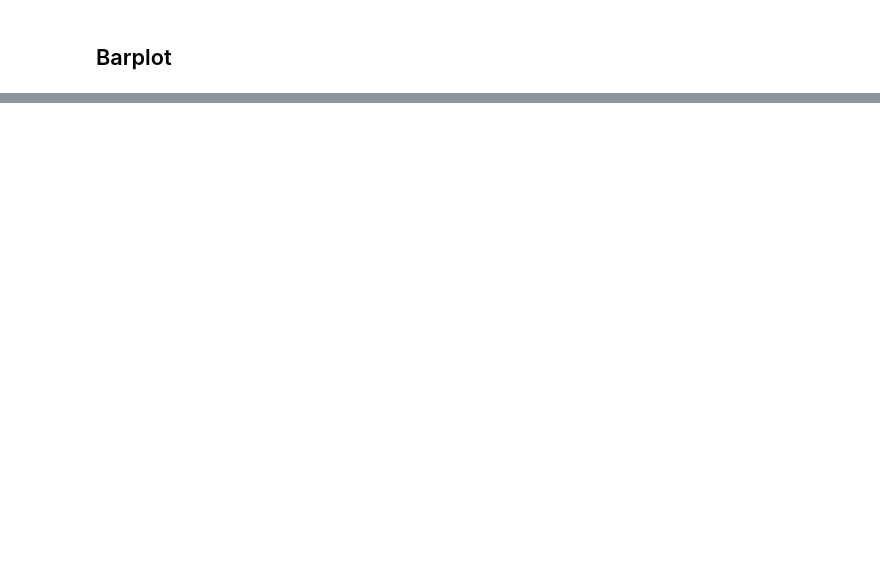
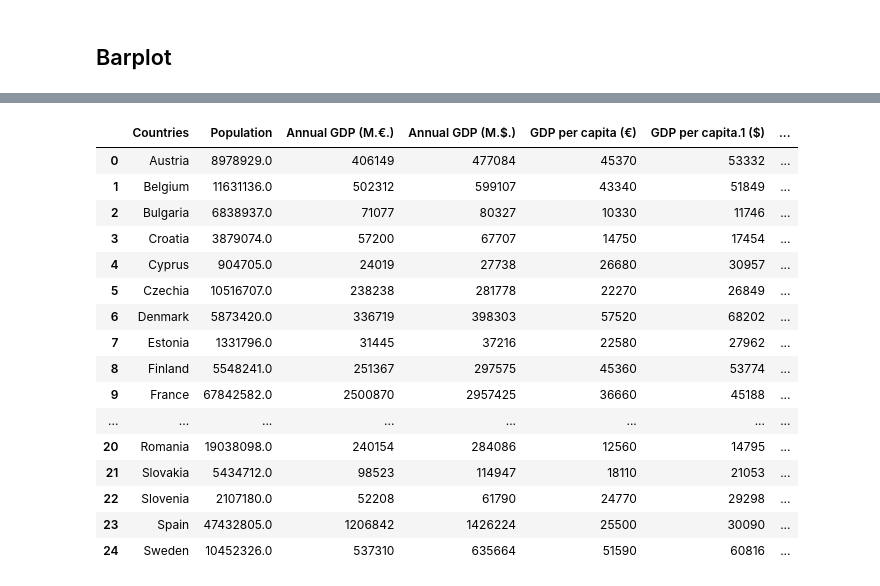
Before and after one commit to Hugocodesdude/Project_2, a Jupyter notebook: Project_Data.ipynb, the cells around one changed output, grey strips where cells are left out. Drawn from its saved outputs; the diff is of its cells as text; code cells hidden in the pictures; blank space fills up the shorter version.

```diff
--- a/Project_Data.ipynb
+++ b/Project_Data.ipynb
@@ -80,0 +110,25 @@ project_data["Deficit (%GDP)"] = project_data["Deficit (%GDP)"].str.extract(r"(\
+# %%
+col_list = ['Annual GDP (M.€.)', 'Annual GDP (M.$.)','GDP per capita (€)','GDP per capita.1 ($)','Distance from Ukraine in km']
+
+for col in col_list:
+    project_data[col] = project_data[col].str.replace(r'.', '', regex=True)
+
+project_data
+# %% [output]
+|  | Countries | Population | Annual GDP (M.€.) | Annual GDP (M.$.) | GDP per capita (€) | GDP per capita.1 ($) | ... |
+| 0 | Austria | 8978929.0 | 406149 | 477084 | 45370 | 53332 | ... |
+| 1 | Belgium | 11631136.0 | 502312 | 599107 | 43340 | 51849 | ... |
+| 2 | Bulgaria | 6838937.0 | 71077 | 80327 | 10330 | 11746 | ... |
+| 3 | Croatia | 3879074.0 | 57200 | 67707 | 14750 | 17454 | ... |
+| 4 | Cyprus | 904705.0 | 24019 | 27738 | 26680 | 30957 | ... |
+| 5 | Czechia | 10516707.0 | 238238 | 281778 | 22270 | 26849 | ... |
+| 6 | Denmark | 5873420.0 | 336719 | 398303 | 57520 | 68202 | ... |
+| 7 | Estonia | 1331796.0 | 31445 | 37216 | 22580 | 27962 | ... |
+| 8 | Finland | 5548241.0 | 251367 | 297575 | 45360 | 53774 | ... |
+| 9 | France | 67842582.0 | 2500870 | 2957425 | 36660 | 45188 | ... |
+| ... | ... | ... | ... | ... | ... | ... | ... |
+| 20 | Romania | 19038098.0 | 240154 | 284086 | 12560 | 14795 | ... |
+| 21 | Slovakia | 5434712.0 | 98523 | 114947 | 18110 | 21053 | ... |
+| 22 | Slovenia | 2107180.0 | 52208 | 61790 | 24770 | 29298 | ... |
+| 23 | Spain | 47432805.0 | 1206842 | 1426224 | 25500 | 30090 | ... |
+| 24 | Sweden | 10452326.0 | 537310 | 635664 | 51590 | 60816 | ... |
```
Also changed, not shown: parts of 28 cells of this notebook, 2 other files.
